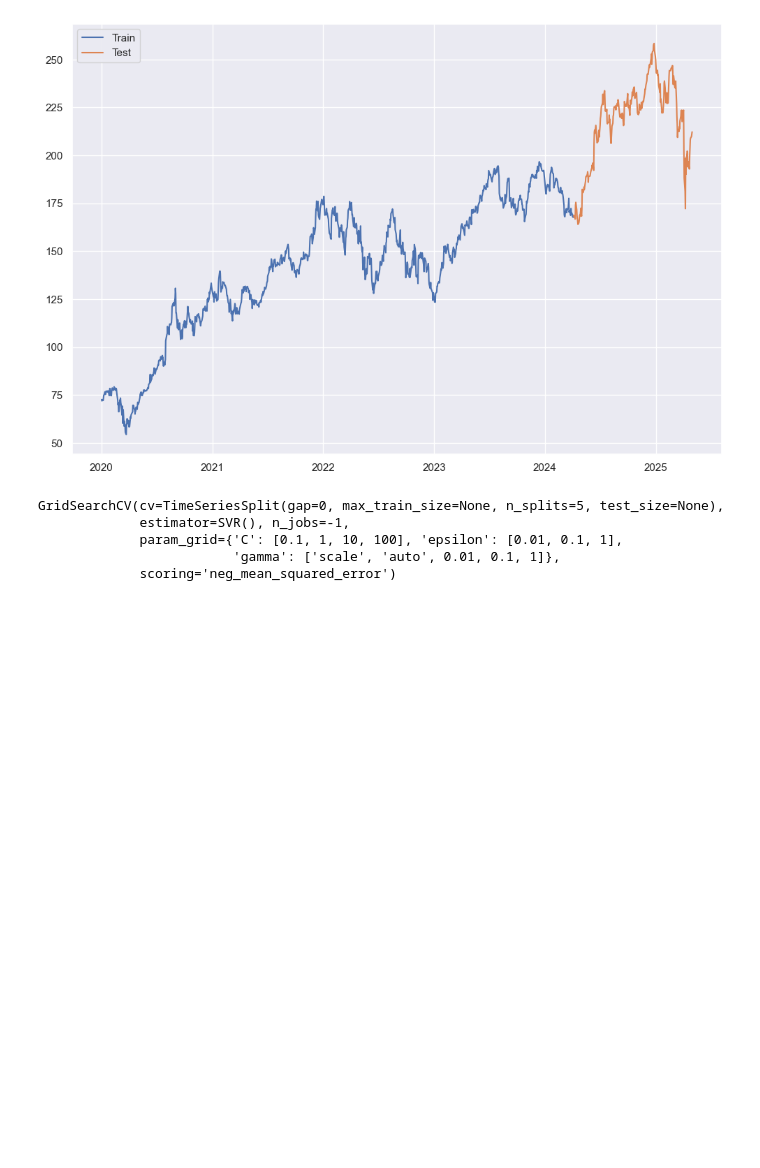
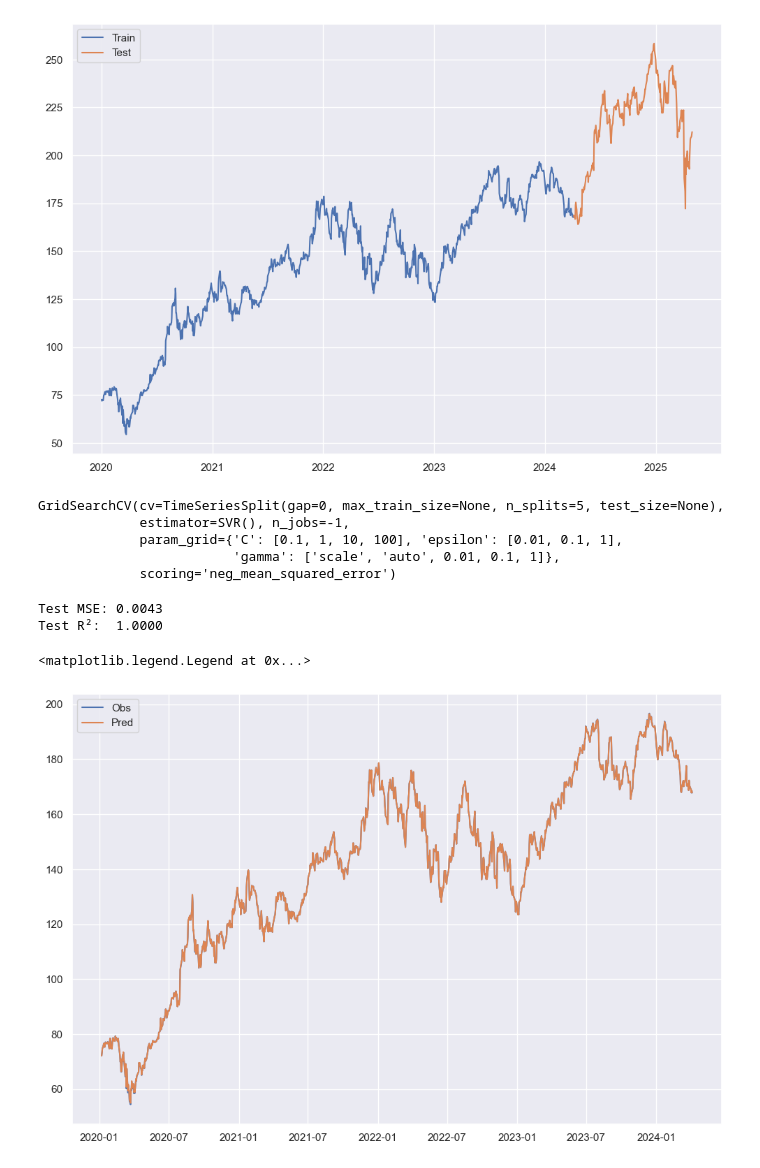
Before and after one commit to DaveQuant/Mathematical-Models-For-Pricing-Options, a Jupyter notebook: prueba.ipynb, the cells around one changed output. Cells and saved outputs as stored; diff of their text form; code cells hidden in the pictures; blank space fills up the shorter version.

```diff
--- a/prueba.ipynb
+++ b/prueba.ipynb
@@ -30,14 +32,19 @@ plt.legend()
 # %% [output]
 <matplotlib.legend.Legend at 0x...>
 [figure]
+# %%
+def split_serie(data):
+    for lag in [1, 2, 3]:
+        data[f"lag_{lag}"] = data['Close'].shift(lag)
+        data[f"dif_{lag}"] = data['Close'].diff(lag)
+
+    data.dropna(inplace = True)
+
+    X = data.drop("Close", axis = 1).values
+    y = data['Close'].values
+
+    return X, y
 # %%
-for lag in [1, 2, 3]:
-    X_train[f"lag_{lag}"] = X_train['Close'].shift(lag)
-    X_train[f"dif_{lag}"] = X_train['Close'].diff(lag)
-
-X_train.dropna(inplace = True)
+X, y = split_serie(X_train)
-# %%
-X = X_train.drop("Close", axis = 1).values
-y = X_train['Close'].values
 # %%
 tscv = TimeSeriesSplit(n_splits = 5)
@@ -65,3 +72,24 @@ GridSearchCV(cv=TimeSeriesSplit(gap=0, max_train_size=None, n_splits=5, test_siz
              scoring='neg_mean_squared_error')
 # %%
 best_svr = grid_search.best_estimator_
+
+best_svr.fit(X, y)
+
+y_pred = best_svr.predict(X)
+mse = mean_squared_error(y, y_pred)
+r2  = r2_score(y, y_pred)
+
+print(f"Test MSE: {mse:.4f}")
+print(f"Test R²:  {r2:.4f}")
+# %% [output]
+Test MSE: 0.0043
+Test R²:  1.0000
+# %%
+dates_train = X_train.index
+plt.figure(figsize=(12, 8))
+plt.plot(dates_train, y, label = 'Obs')
+plt.plot(dates_train, y_pred, label = 'Pred')
+plt.legend()
+# %% [output]
+<matplotlib.legend.Legend at 0x...>
+[figure, added]
```
Also changed, not shown: parts of 3 cells of this notebook.
